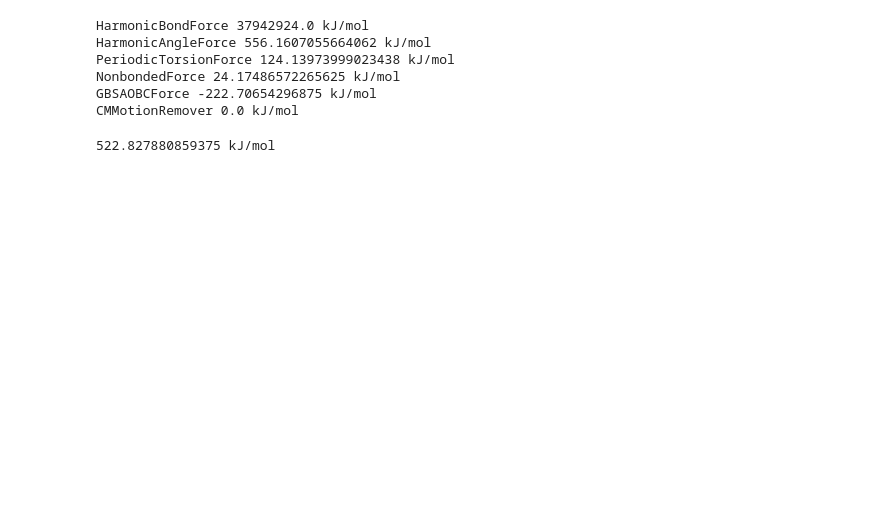
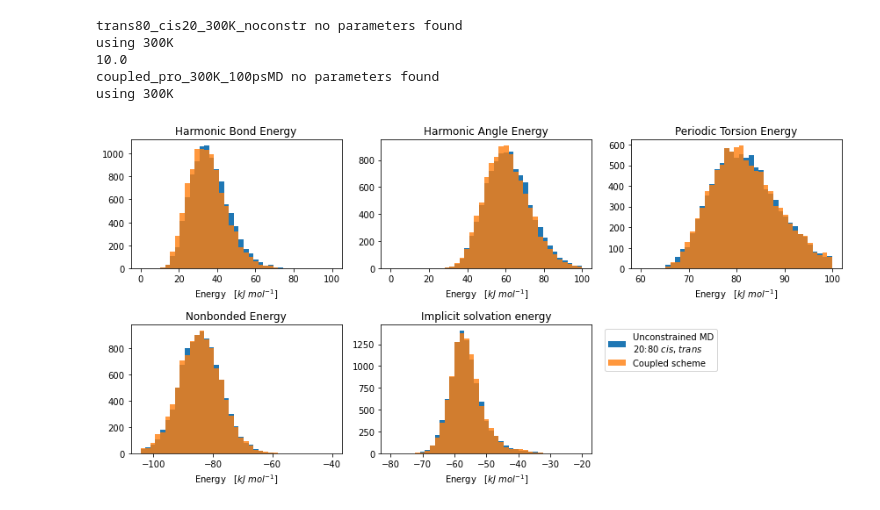
Before and after one commit to michellab/bgflow, a Jupyter notebook: BGflow_examples/Decomposing_energies.ipynb, the cells around one changed output. Saved outputs shown, nothing was run; the diff lists cells and outputs as text; code cells hidden in the pictures; blank space fills up the shorter version.

```diff
--- a/BGflow_examples/Decomposing_energies.ipynb
+++ b/BGflow_examples/Decomposing_energies.ipynb
@@ -164,3 +112,0 @@ def plotenergybreakdown(*fnames, molecule):
-# %%
-energies = getenergybreakdown('TSFtraj_xmlsystem_20000KLL_samplestraj')
-print(np.percentile(energies['NonbondedForce'], 99))
@@ -194,23 +112,0 @@ xml_file.close()
-# %%
-with open(f'proline/noconstraints_xmlsystem.txt') as f:
-    xml = f.read()
-system = openmm.XmlSerializer.deserialize(xml)
-
-platform = openmm.Platform.getPlatform(2)
-
-md_temperature = 1000 * unit.kelvin
-md_collision_rate = 10 / unit.picosecond
-md_timestep = 1.0 * unit.femtosecond
-
-for i, f in enumerate(system.getForces()):
-    f.setForceGroup(i)
-
-integrator = integrators.LangevinIntegrator(temperature=md_temperature,collision_rate=md_collision_rate,timestep=md_timestep)
-
-properties_dict = {}
-properties_dict["DeviceIndex"] = "2"
-
-pdb = openmm.app.PDBFile(f'proline/cis_pro.pdb')
-topology = pdb.getTopology()
-
-simulation = openmm.app.Simulation(topology,system,integrator,platform,platformProperties=properties_dict)
@@ -222,16 +112,0 @@ simulation.context.setPositions(positions)
-# %%
-for i, f in enumerate(system.getForces()):
-    state = simulation.context.getState(getEnergy=True, groups={i})
-    print(f.getName(), state.getPotentialEnergy())
-# %% [output]
-HarmonicBondForce 37942924.0 kJ/mol
-HarmonicAngleForce 556.1607055664062 kJ/mol
-PeriodicTorsionForce 124.13973999023438 kJ/mol
-NonbondedForce 24.17486572265625 kJ/mol
-GBSAOBCForce -222.70654296875 kJ/mol
-CMMotionRemover 0.0 kJ/mol
-# %%
-totalstate = simulation.context.getState(getEnergy=True)
-print(totalstate.getPotentialEnergy())
-# %% [output]
-522.827880859375 kJ/mol
@@ -237,0 +176,13 @@ print(totalstate.getPotentialEnergy())
+# %%
+#example of Figure SI.3 in thesis
+plotenergybreakdown(
+('trans80_cis20_300K_noconstr','Unconstrained MD\n20:80 $\it{cis}$, $\it{trans}$'),
+('coupled_pro_300K_100psMD', 'Coupled scheme'),
+molecule='pro')
+# %% [output]
+trans80_cis20_300K_noconstr no parameters found
+using 300K
+10.0
+coupled_pro_300K_100psMD no parameters found
+using 300K
+[figure, added]
```
Also changed, not shown: parts of 12 cells of this notebook.
